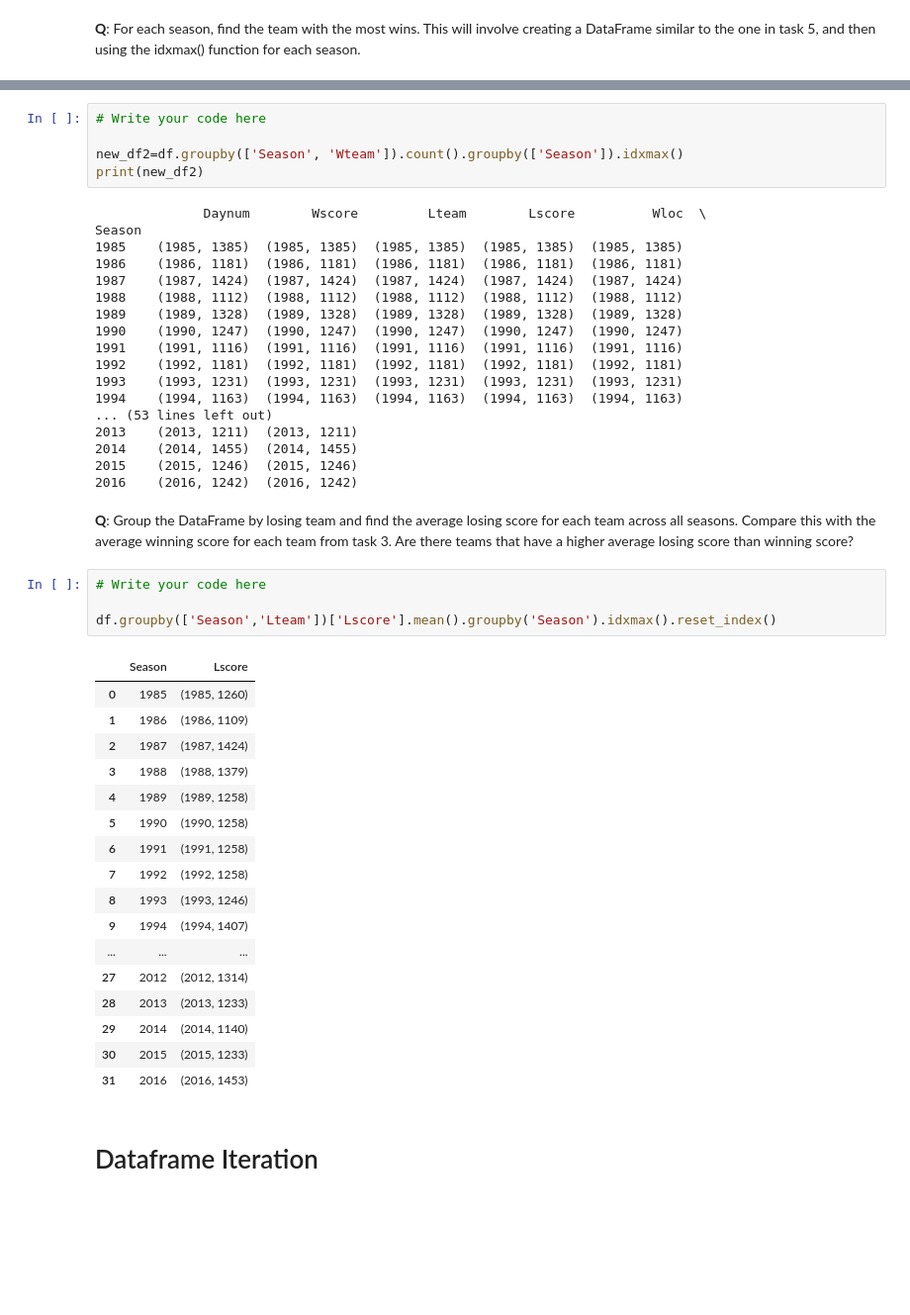
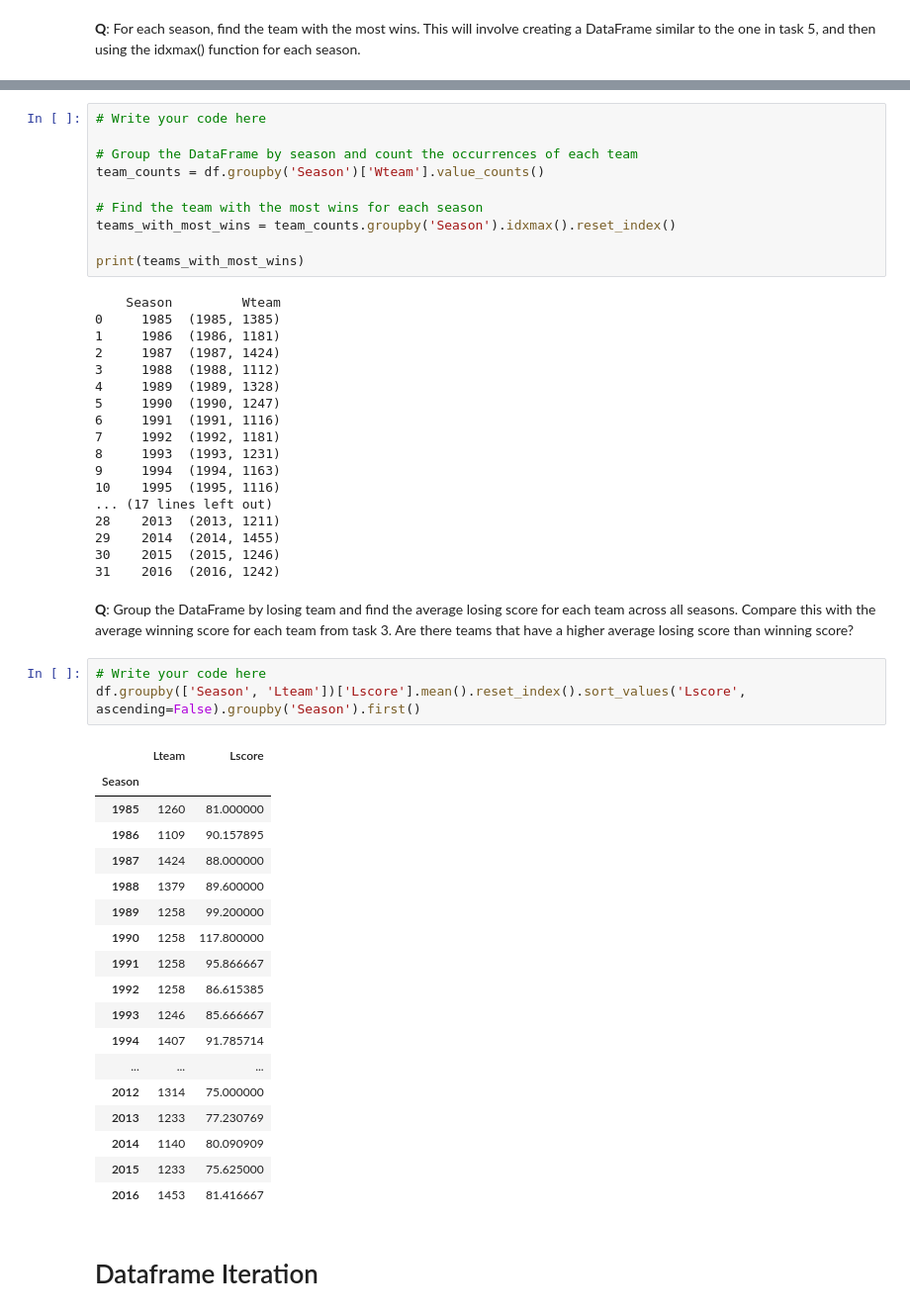
Before and after one commit to fred248h/62444-DVA, a Jupyter notebook: YaseminKeskins204593/Assignments/3_pd_s204593.ipynb, the cells around one changed output, grey strips where cells are left out. Shown at 99% size. Saved outputs shown, nothing was run; the diff lists cells and outputs as text; blank space fills up the shorter version.

```diff
--- a/YaseminKeskins204593/Assignments/3_pd_s204593.ipynb
+++ b/YaseminKeskins204593/Assignments/3_pd_s204593.ipynb
@@ -561,50 +598,55 @@ Season Wteam
 # %%
 # Write your code here
 
-new_df2=df.groupby(['Season', 'Wteam']).count().groupby(['Season']).idxmax()
-print(new_df2)
+# Group the DataFrame by season and count the occurrences of each team
+team_counts = df.groupby('Season')['Wteam'].value_counts()
+
+# Find the team with the most wins for each season
+teams_with_most_wins = team_counts.groupby('Season').idxmax().reset_index()
+
+print(teams_with_most_wins)
 # %% [output]
-              Daynum        Wscore         Lteam        Lscore          Wloc  \
-Season
-1985    (1985, 1385)  (1985, 1385)  (1985, 1385)  (1985, 1385)  (1985, 1385)
-1986    (1986, 1181)  (1986, 1181)  (1986, 1181)  (1986, 1181)  (1986, 1181)
-1987    (1987, 1424)  (1987, 1424)  (1987, 1424)  (1987, 1424)  (1987, 1424)
-1988    (1988, 1112)  (1988, 1112)  (1988, 1112)  (1988, 1112)  (1988, 1112)
-1989    (1989, 1328)  (1989, 1328)  (1989, 1328)  (1989, 1328)  (1989, 1328)
-1990    (1990, 1247)  (1990, 1247)  (1990, 1247)  (1990, 1247)  (1990, 1247)
-1991    (1991, 1116)  (1991, 1116)  (1991, 1116)  (1991, 1116)  (1991, 1116)
-1992    (1992, 1181)  (1992, 1181)  (1992, 1181)  (1992, 1181)  (1992, 1181)
-1993    (1993, 1231)  (1993, 1231)  (1993, 1231)  (1993, 1231)  (1993, 1231)
-1994    (1994, 1163)  (1994, 1163)  (1994, 1163)  (1994, 1163)  (1994, 1163)
-... (53 lines left out)
-2013    (2013, 1211)  (2013, 1211)
-2014    (2014, 1455)  (2014, 1455)
-2015    (2015, 1246)  (2015, 1246)
-2016    (2016, 1242)  (2016, 1242)
+    Season         Wteam
+0     1985  (1985, 1385)
+1     1986  (1986, 1181)
+2     1987  (1987, 1424)
+3     1988  (1988, 1112)
+4     1989  (1989, 1328)
+5     1990  (1990, 1247)
+6     1991  (1991, 1116)
+7     1992  (1992, 1181)
+8     1993  (1993, 1231)
+9     1994  (1994, 1163)
+10    1995  (1995, 1116)
+... (17 lines left out)
+28    2013  (2013, 1211)
+29    2014  (2014, 1455)
+30    2015  (2015, 1246)
+31    2016  (2016, 1242)
 # %% [markdown]
 **Q**: Group the DataFrame by losing team and find the average losing score for each team across all seasons. Compare this with the average winning score for each team from task 3. Are there teams that have a higher average losing score than winning score?
 # %%
 # Write your code here
-
-df.groupby(['Season','Lteam'])['Lscore'].mean().groupby('Season').idxmax().reset_index()
+df.groupby(['Season', 'Lteam'])['Lscore'].mean().reset_index().sort_values('Lscore', ascending=False).groupby('Season').first()
 # %% [output]
-|  | Season | Lscore |
-| 0 | 1985 | (1985, 1260) |
-| 1 | 1986 | (1986, 1109) |
-| 2 | 1987 | (1987, 1424) |
-| 3 | 1988 | (1988, 1379) |
-| 4 | 1989 | (1989, 1258) |
-| 5 | 1990 | (1990, 1258) |
-| 6 | 1991 | (1991, 1258) |
-| 7 | 1992 | (1992, 1258) |
-| 8 | 1993 | (1993, 1246) |
-| 9 | 1994 | (1994, 1407) |
+|  | Lteam | Lscore |
+| Season |  |  |
+| 1985 | 1260 | 81.000000 |
+| 1986 | 1109 | 90.157895 |
+| 1987 | 1424 | 88.000000 |
+| 1988 | 1379 | 89.600000 |
+| 1989 | 1258 | 99.200000 |
+| 1990 | 1258 | 117.800000 |
+| 1991 | 1258 | 95.866667 |
+| 1992 | 1258 | 86.615385 |
+| 1993 | 1246 | 85.666667 |
+| 1994 | 1407 | 91.785714 |
 | ... | ... | ... |
-| 27 | 2012 | (2012, 1314) |
-| 28 | 2013 | (2013, 1233) |
-| 29 | 2014 | (2014, 1140) |
-| 30 | 2015 | (2015, 1233) |
-| 31 | 2016 | (2016, 1453) |
+| 2012 | 1314 | 75.000000 |
+| 2013 | 1233 | 77.230769 |
+| 2014 | 1140 | 80.090909 |
+| 2015 | 1233 | 75.625000 |
+| 2016 | 1453 | 81.416667 |
 # %% [markdown]
 # Dataframe Iteration
 # %% [markdown]
```
Also changed, not shown: parts of 15 cells of this notebook.
